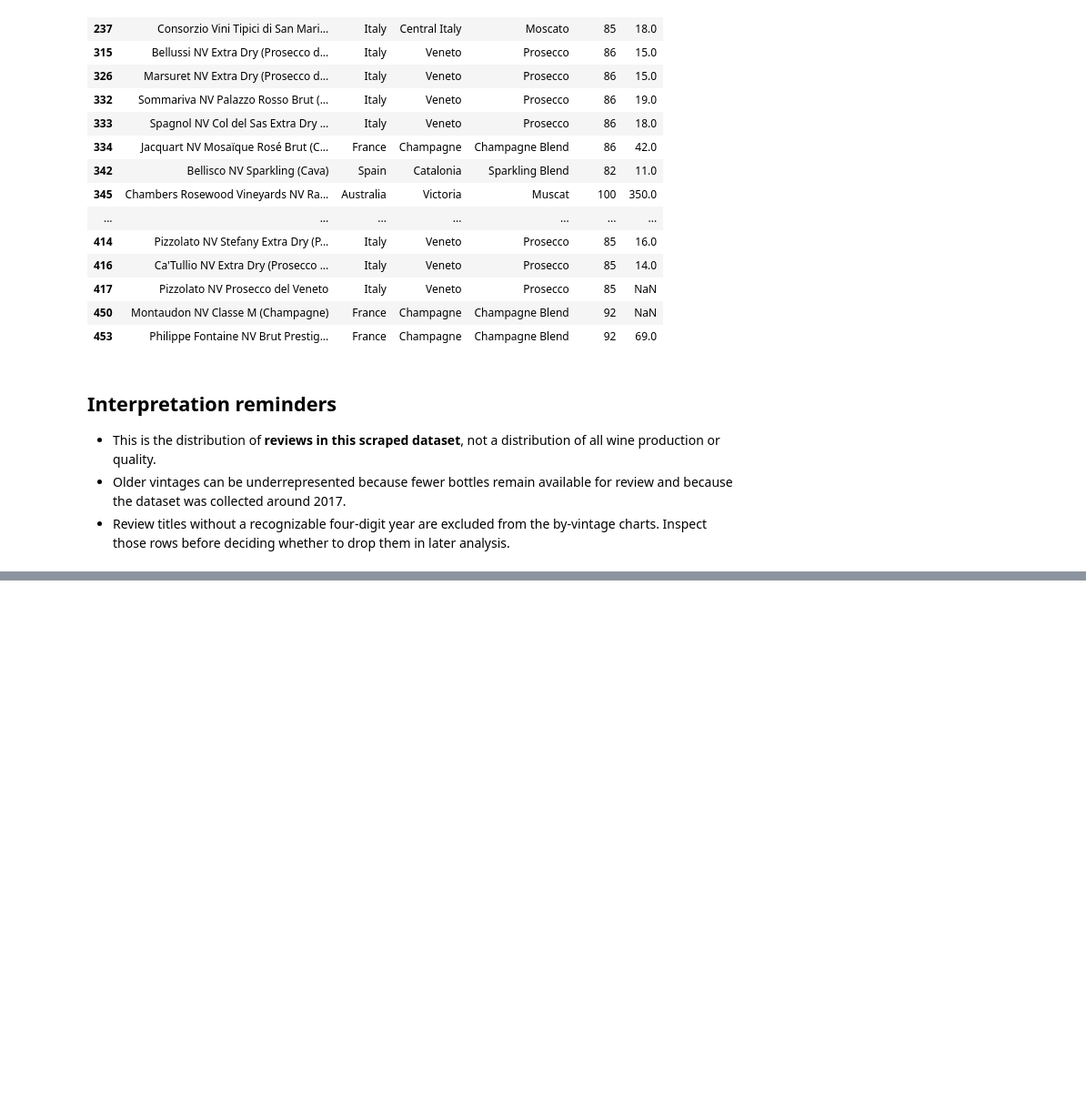
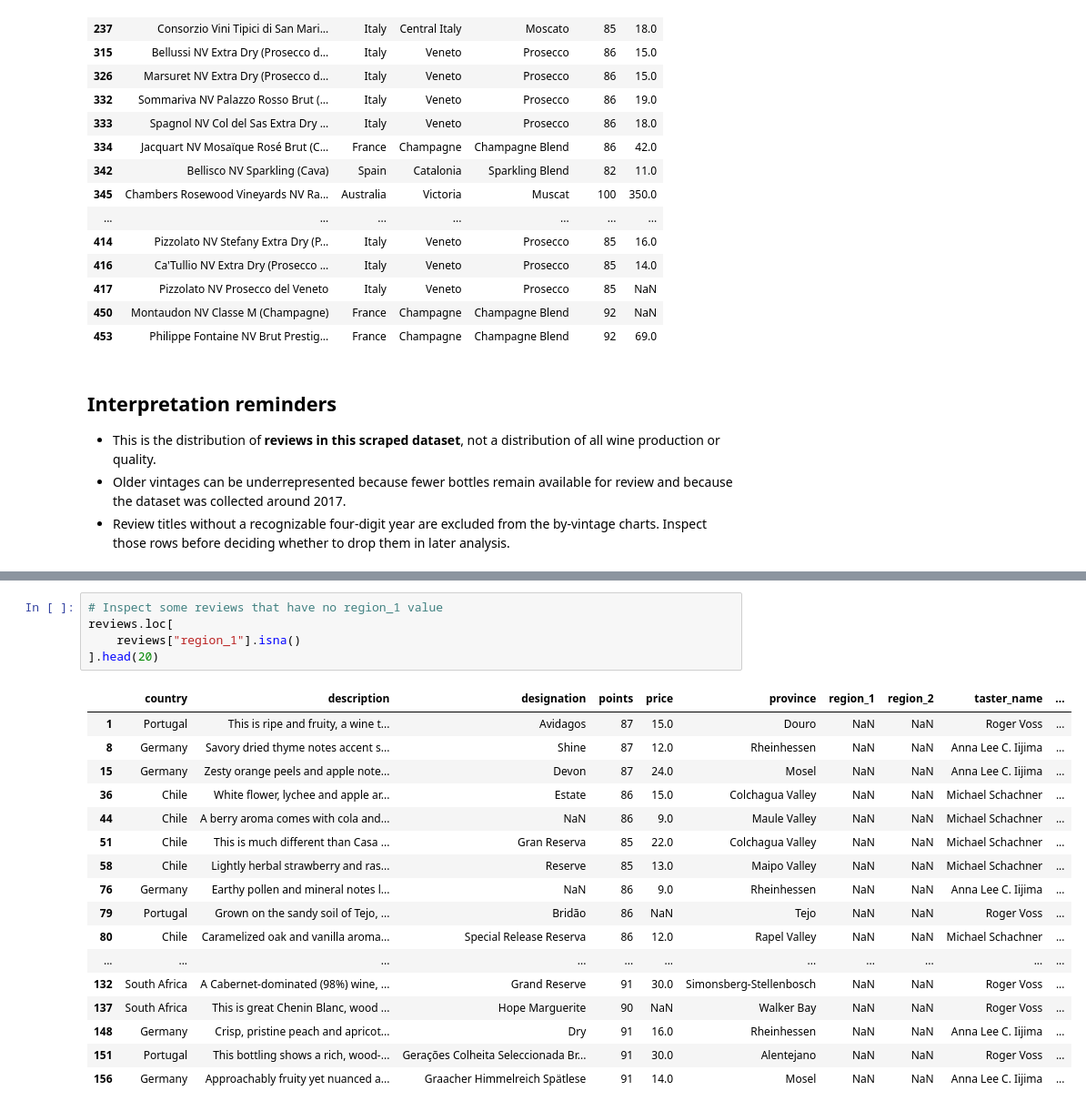
Before and after one commit to dylanhernandez1/DATA4401_Project3, a Jupyter notebook: Wine_Review_Vintage_Distribution.ipynb, the cells around one changed output, grey strips where cells are left out. Shown at 91% size. Saved outputs shown, nothing was run; the diff lists cells and outputs as text; blank space fills up the shorter version.

```diff
--- a/Wine_Review_Vintage_Distribution.ipynb
+++ b/Wine_Review_Vintage_Distribution.ipynb
@@ -232,0 +296,23 @@ Percent of all reviews: 3.55%
+# %%
+# Inspect some reviews that have no region_1 value
+reviews.loc[
+    reviews["region_1"].isna()
+].head(20)
+# %% [output]
+|  | country | description | designation | points | price | province | region_1 | region_2 | taster_name | ... |
+| 1 | Portugal | This is ripe and fruity, a wine t... | Avidagos | 87 | 15.0 | Douro | NaN | NaN | Roger Voss | ... |
+| 8 | Germany | Savory dried thyme notes accent s... | Shine | 87 | 12.0 | Rheinhessen | NaN | NaN | Anna Lee C. Iijima | ... |
+| 15 | Germany | Zesty orange peels and apple note... | Devon | 87 | 24.0 | Mosel | NaN | NaN | Anna Lee C. Iijima | ... |
+| 36 | Chile | White flower, lychee and apple ar... | Estate | 86 | 15.0 | Colchagua Valley | NaN | NaN | Michael Schachner | ... |
+| 44 | Chile | A berry aroma comes with cola and... | NaN | 86 | 9.0 | Maule Valley | NaN | NaN | Michael Schachner | ... |
+| 51 | Chile | This is much different than Casa ... | Gran Reserva | 85 | 22.0 | Colchagua Valley | NaN | NaN | Michael Schachner | ... |
+| 58 | Chile | Lightly herbal strawberry and ras... | Reserve | 85 | 13.0 | Maipo Valley | NaN | NaN | Michael Schachner | ... |
+| 76 | Germany | Earthy pollen and mineral notes l... | NaN | 86 | 9.0 | Rheinhessen | NaN | NaN | Anna Lee C. Iijima | ... |
+| 79 | Portugal | Grown on the sandy soil of Tejo, ... | Bridão | 86 | NaN | Tejo | NaN | NaN | Roger Voss | ... |
+| 80 | Chile | Caramelized oak and vanilla aroma... | Special Release Reserva | 86 | 12.0 | Rapel Valley | NaN | NaN | Michael Schachner | ... |
+| ... | ... | ... | ... | ... | ... | ... | ... | ... | ... | ... |
+| 132 | South Africa | A Cabernet-dominated (98%) wine, ... | Grand Reserve | 91 | 30.0 | Simonsberg-Stellenbosch | NaN | NaN | Roger Voss | ... |
+| 137 | South Africa | This is great Chenin Blanc, wood ... | Hope Marguerite | 90 | NaN | Walker Bay | NaN | NaN | Roger Voss | ... |
+| 148 | Germany | Crisp, pristine peach and apricot... | Dry | 91 | 16.0 | Rheinhessen | NaN | NaN | Anna Lee C. Iijima | ... |
+| 151 | Portugal | This bottling shows a rich, wood-... | Gerações Colheita Seleccionada Br... | 91 | 30.0 | Alentejano | NaN | NaN | Roger Voss | ... |
+| 156 | Germany | Approachably fruity yet nuanced a... | Graacher Himmelreich Spätlese | 91 | 14.0 | Mosel | NaN | NaN | Anna Lee C. Iijima | ... |
```
Also changed, not shown: parts of 4 cells of this notebook.
